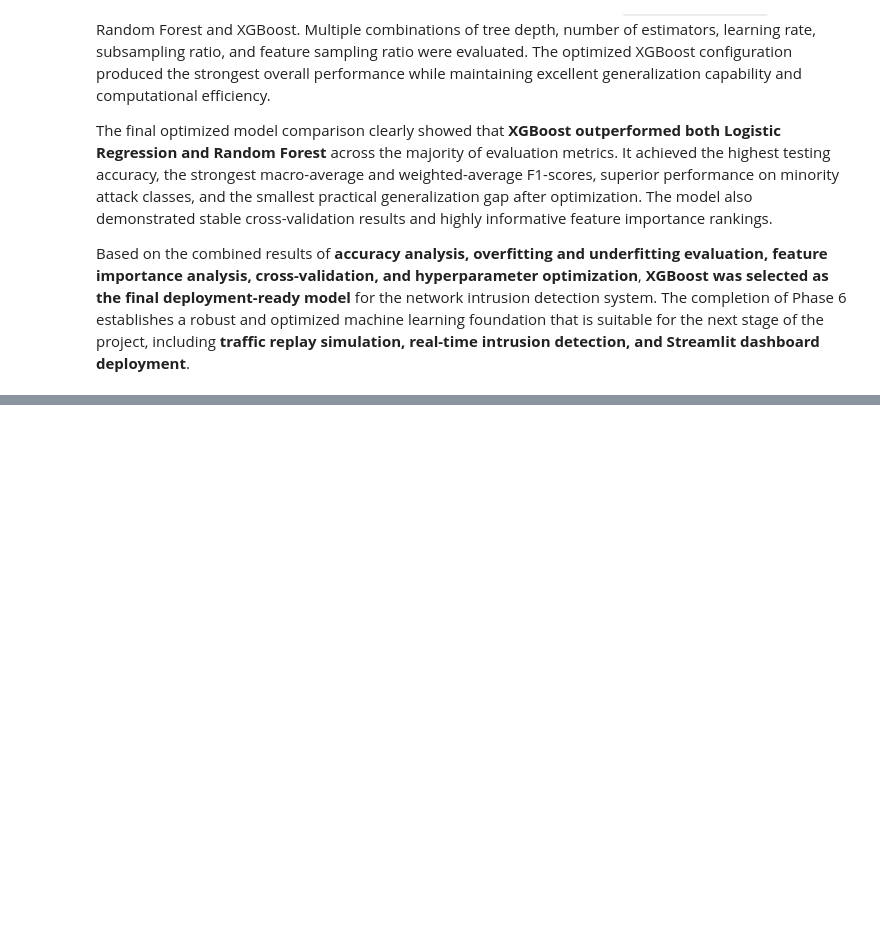
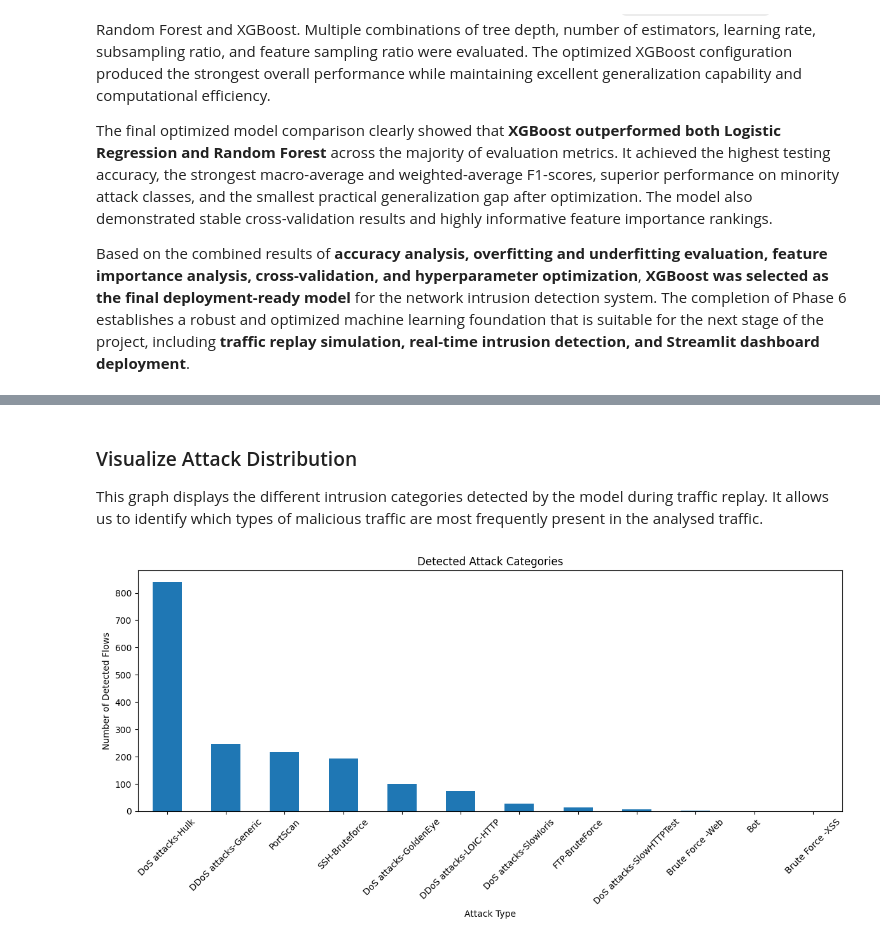
Before and after one commit to rounakghosh345123/network_intrusion_detection_system, a Jupyter notebook: nids_analysis.ipynb, the cells around one changed output, grey strips where cells are left out. Drawn from its saved outputs; the diff is of its cells as text; code cells hidden in the pictures; blank space fills up the shorter version.

Commit message:
Add final 13-class intrusion detection model and Streamlit application

```diff
--- a/nids_analysis.ipynb
+++ b/nids_analysis.ipynb
@@ -3568,0 +4330,20 @@ Based on the combined results of **accuracy analysis, overfitting and underfitti
+# %%
+attack_distribution = traffic_results.loc[
+
+    traffic_results[
+        "Traffic_Status"
+    ] == "Attack",
+
+    "Predicted_Label"
+
+].value_counts()
+
+
+print(
+    "Detected Attack Distribution:"
+)
+
+
+display(
+    attack_distribution
+)
@@ -3568,0 +4408,49 @@ Based on the combined results of **accuracy analysis, overfitting and underfitti
+# %% [markdown]
+### Visualize Attack Distribution
+
+This graph displays the different intrusion categories detected by the model during traffic replay.
+It allows us to identify which types of malicious traffic are most frequently present in the analysed traffic.
+# %%
+if len(attack_distribution) > 0:
+
+    plt.figure(
+        figsize=(12, 6)
+    )
+
+
+    attack_distribution.plot(
+        kind="bar"
+    )
+
+
+    plt.title(
+        "Detected Attack Categories"
+    )
+
+
+    plt.xlabel(
+        "Attack Type"
+    )
+
+
+    plt.ylabel(
+        "Number of Detected Flows"
+    )
+
+
+    plt.xticks(
+        rotation=45
+    )
+
+
+    plt.tight_layout()
+
+    plt.show()
+
+else:
+
+    print(
+        "No attack traffic was detected."
+    )
+# %% [output]
+[figure, added]
```
Also changed, not shown: parts of 94 cells of this notebook, 5 other files.
